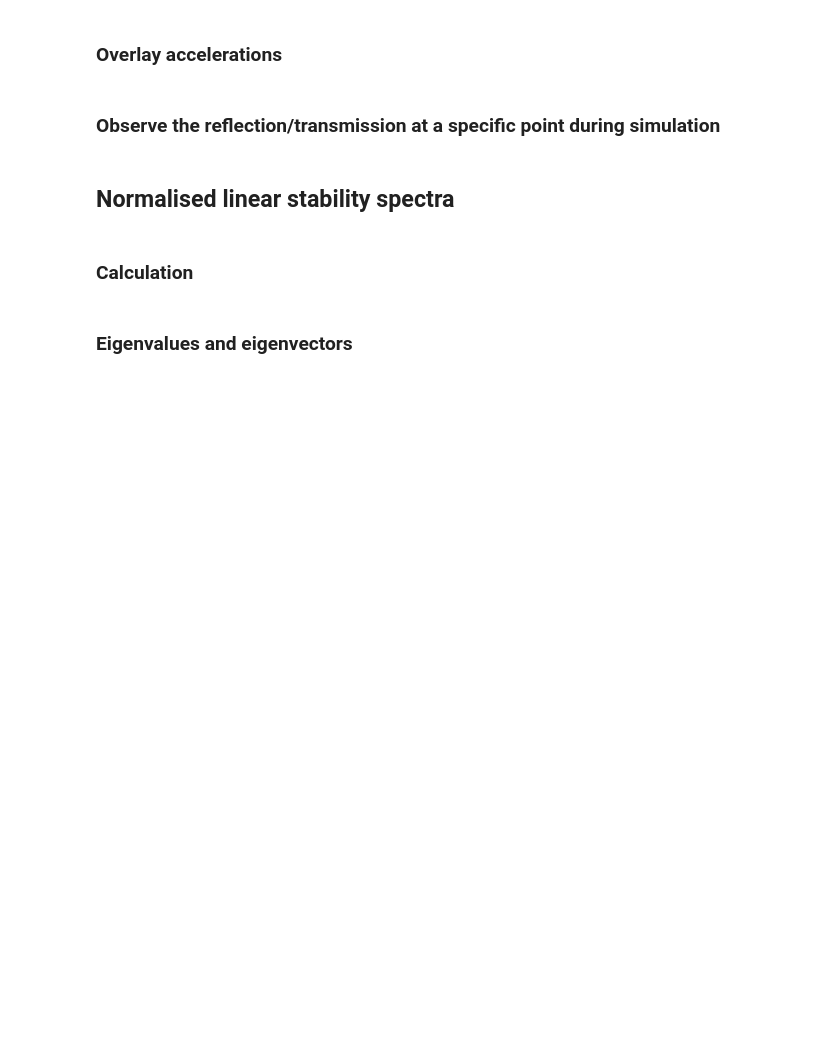
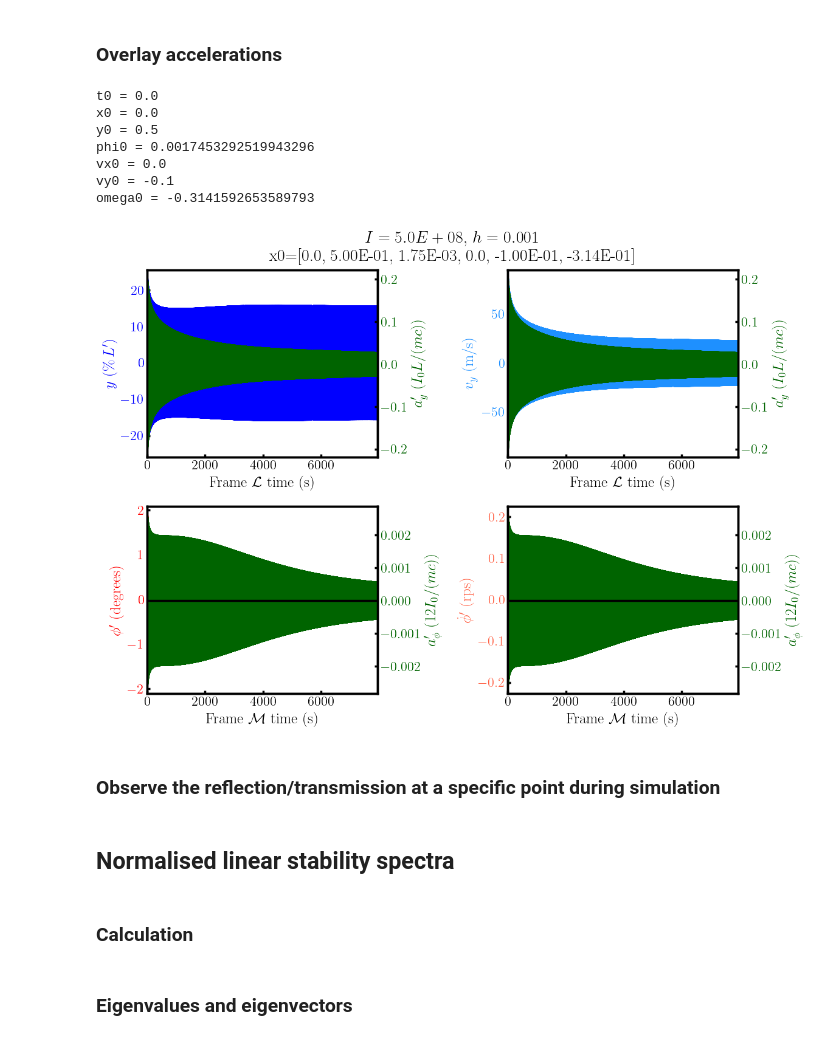
Before and after one commit to jadonylin/relativistic-lightsail-dynamics, a Jupyter notebook: Dynamics/Dynamics_results.ipynb, the cells around one changed output. Cells and saved outputs as stored; diff of their text form; code cells hidden in the pictures; blank space fills up the shorter version.

```diff
--- a/Dynamics/Dynamics_results.ipynb
+++ b/Dynamics/Dynamics_results.ipynb
@@ -216,35 +240,44 @@ edyn_fig.savefig(save_fname, bbox_inches="tight")
 # %%
 x0_dyn, h, I_dyn, timeM_trunc, timeL_trunc, \
 x_trunc, y_trunc_Mtime, vx_trunc, vy_trunc_Mtime, phiM_trunc, phidotM_trunc, \
-eps_trunc, epsdot_trunc, ay_trunc, aphi_trunc, theta_trunc = dynplot.extract_dynamics(pkl_fname, start=0, end=-1, idx_to_print_state=0, use_M_time=True)
+eps_trunc, epsdot_trunc, ay_trunc, aphi_trunc, theta_trunc = dynplot.extract_dynamics(pkl_fname, start=start, end=end, idx_to_print_state=0, use_M_time=True)
 
 times = [timeM_trunc, timeM_trunc,
          timeM_trunc, timeM_trunc,
          timeM_trunc, timeM_trunc,
          timeM_trunc, timeM_trunc]
 
 accel_norm = I_dyn*L/(m*c)
 J = m*L**2/12
 torque_norm = I_dyn*L**2/(J*c)
 coords = [(y_trunc_Mtime/L)*100, vy_trunc_Mtime,(180/np.pi)*phiM_trunc, 1/(2*np.pi)*phidotM_trunc]
 
 xlabels = [r"Frame $\mathcal{L}$ time (s)", r"Frame $\mathcal{L}$ time (s)",
            r"Frame $\mathcal{M}$ time (s)", r"Frame $\mathcal{M}$ time (s)"]
 ylabels = [r"$y~(\%\,L')$", r"$v_y$ (m/s)", r"$\phi'$ (degrees)", r"$\dot{\phi}'$ (rps)"]
 accel_labels = [r"$a_y'~(I_0L/(mc))$", r"$a_y'~(I_0L/(mc))$", r"$a_\phi'~(12I_0/(mc))$", r"$a_\phi'~(12I_0/(mc))$"]
 colors = [colorY, colorvY, colorphi, colorvphi]
 accel_colors = [coloraY, coloraY, coloraPhi, coloraPhi]
 
 accels = [ay_trunc/accel_norm, ay_trunc/accel_norm, aphi_trunc/torque_norm, aphi_trunc/torque_norm]
 accel_fig, accel_axs = dynplot.show_dynamics(2, 2, times, coords, colors, xlabels, ylabels,
                                 show_zero_line, accels, accel_colors, accel_labels)
 
 accel_fig_title = accel_fig.suptitle(rf"$I={I_dyn:.1E}$, $h={h}$" "\n" rf"x0=[{x0_dyn[0]}, {x0_dyn[1]:.2E}, {x0_dyn[2]:.2E}, {x0_dyn[3]}, {x0_dyn[4]:.2E}, {x0_dyn[5]:.2E}]",
         y=1.05)
 
 ftype = ".pdf"
 save_fname = fname_preamble + f"/Dynamics/{runID}_force_overlay_dynamics" + ftype
 accel_fig.savefig(save_fname, bbox_inches="tight")
+# %% [output]
+t0 = 0.0
+x0 = 0.0
+y0 = 0.5
+phi0 = 0.0017453292519943296
+vx0 = 0.0
+vy0 = -0.1
+omega0 = -0.3141592653589793
+[figure, added]
 # %% [markdown]
 ### Observe the reflection/transmission at a specific point during simulation
 # %%
```
Also changed, not shown: parts of 5 cells of this notebook, 1 other file.
